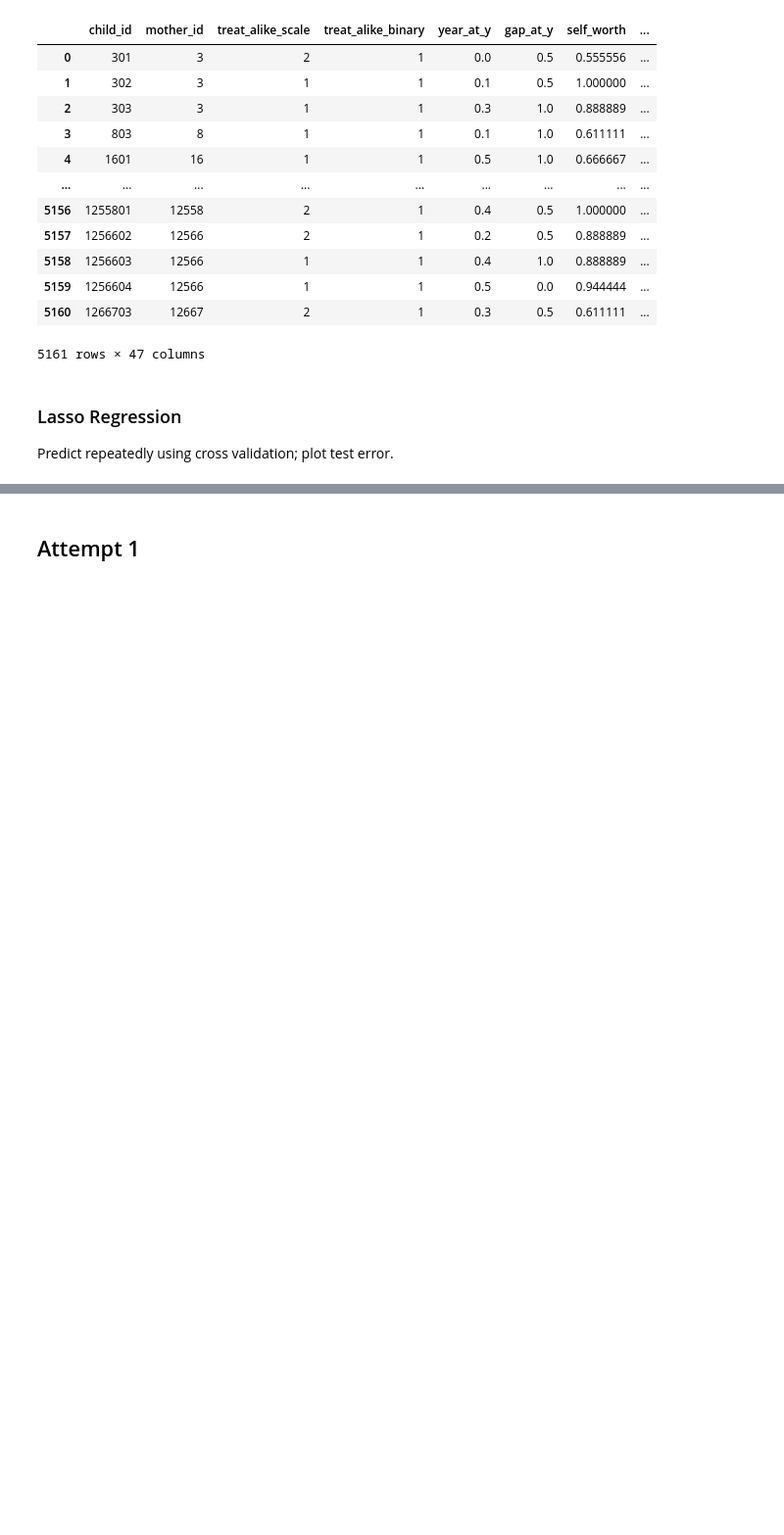
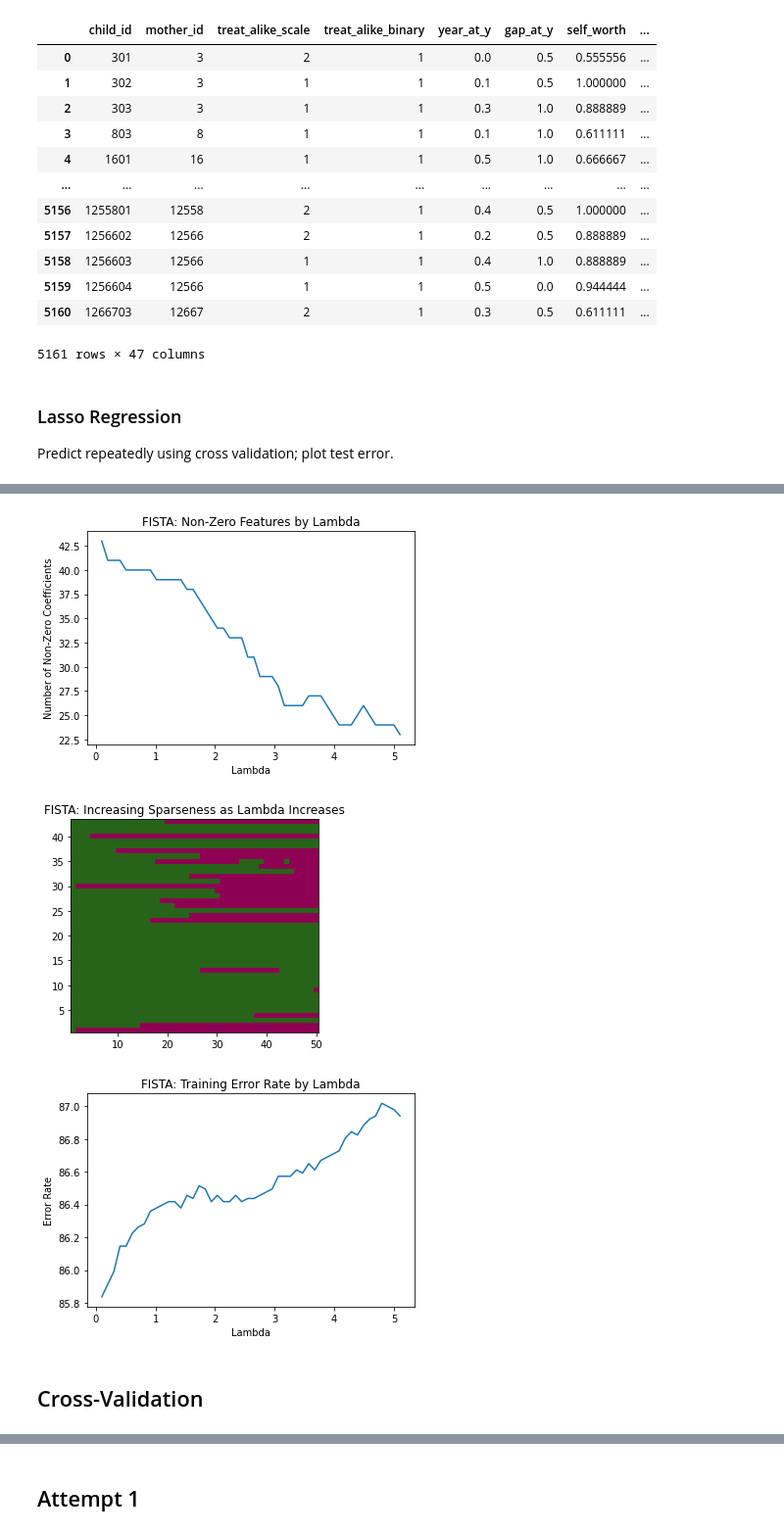
Before and after one commit to cvilter/mother-child-attitudes, a Jupyter notebook: lasso5.ipynb, the cells around one changed output, grey strips where cells are left out. Shown at 98% size. Drawn from its saved outputs; the diff is of its cells as text; code cells hidden in the pictures; blank space fills up the shorter version.

```diff
--- a/lasso5.ipynb
+++ b/lasso5.ipynb
@@ -131,0 +245,12 @@ def get_error_rate(y_label, y_label_pred):
+# %%
+er_list = []
+sparsity_list = []
+s_bool_list = []
+for l in lamdas:
+    for a in ["fista"]:
+        x_, y_pred_, y_scale_pred_ = estimate_solution(A, A, b, l, maxit, a)
+        print("=============================LAMBDA=============================\n", l)
+        er, s, s_bool = report_results(x_, y_scale, y_scale_pred_, A_names, a)
+        er_list.append(er)
+        sparsity_list.append(s)
+        s_bool_list.append(~s_bool)
@@ -131,0 +275,30 @@ def get_error_rate(y_label, y_label_pred):
+# %%
+# SPARISTY (COUNT)
+plt.plot(lamdas, sparsity_list)
+plt.xlabel("Lambda")
+plt.ylabel("Number of Non-Zero Coefficients")
+plt.title("FISTA: Non-Zero Features by Lambda")
+plt.show()
+
+# SPARSITY
+data = np.hstack(s_bool_list)
+rows, cols = data.shape
+
+plt.imshow(data, interpolation='nearest',
+                 extent=[0.5, 0.5+cols, 0.5, 0.5+rows],
+                 cmap='PiYG')
+plt.title("FISTA: Increasing Sparseness as Lambda Increases")
+plt.show()
+
+# ERROR RATE
+plt.plot(lamdas, er_list)
+plt.xlabel("Lambda")
+plt.ylabel("Error Rate")
+plt.title("FISTA: Training Error Rate by Lambda")
+plt.show()
+# %% [output]
+[figure, added]
+[figure, added]
+[figure, added]
+# %% [markdown]
+## Cross-Validation
```
Also changed, not shown: parts of 31 cells of this notebook.
